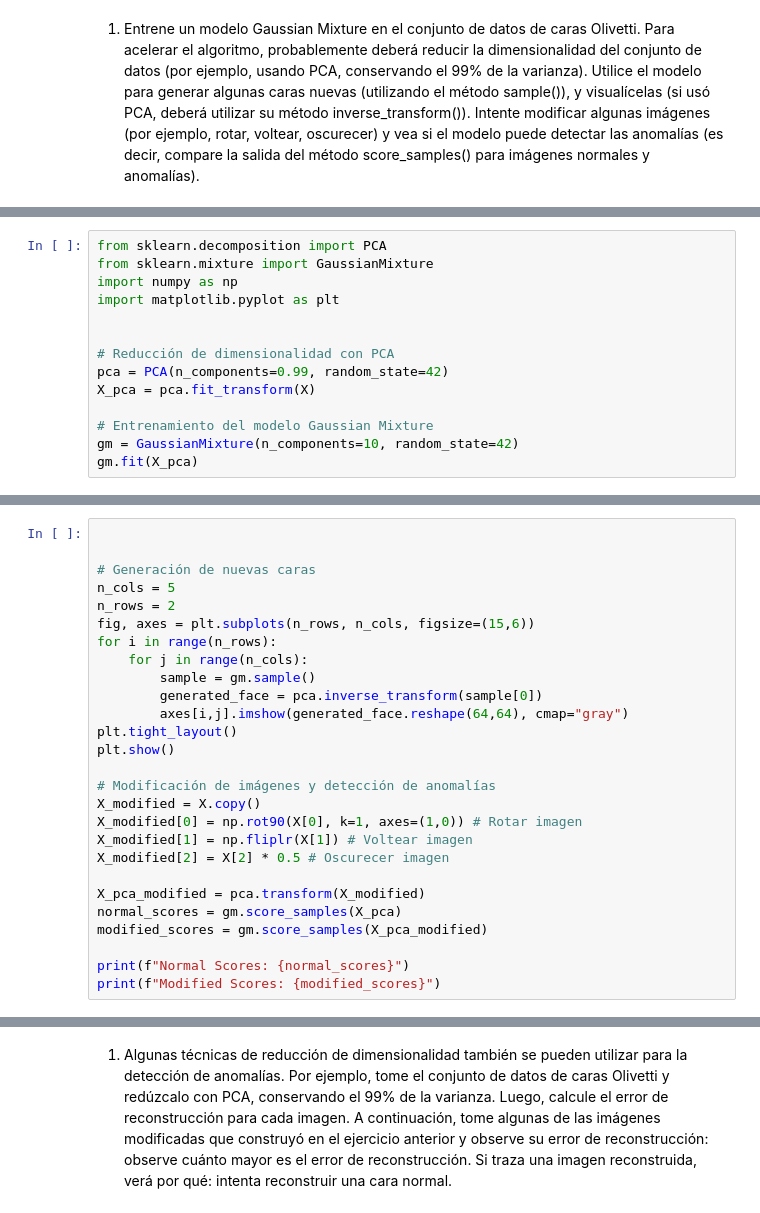
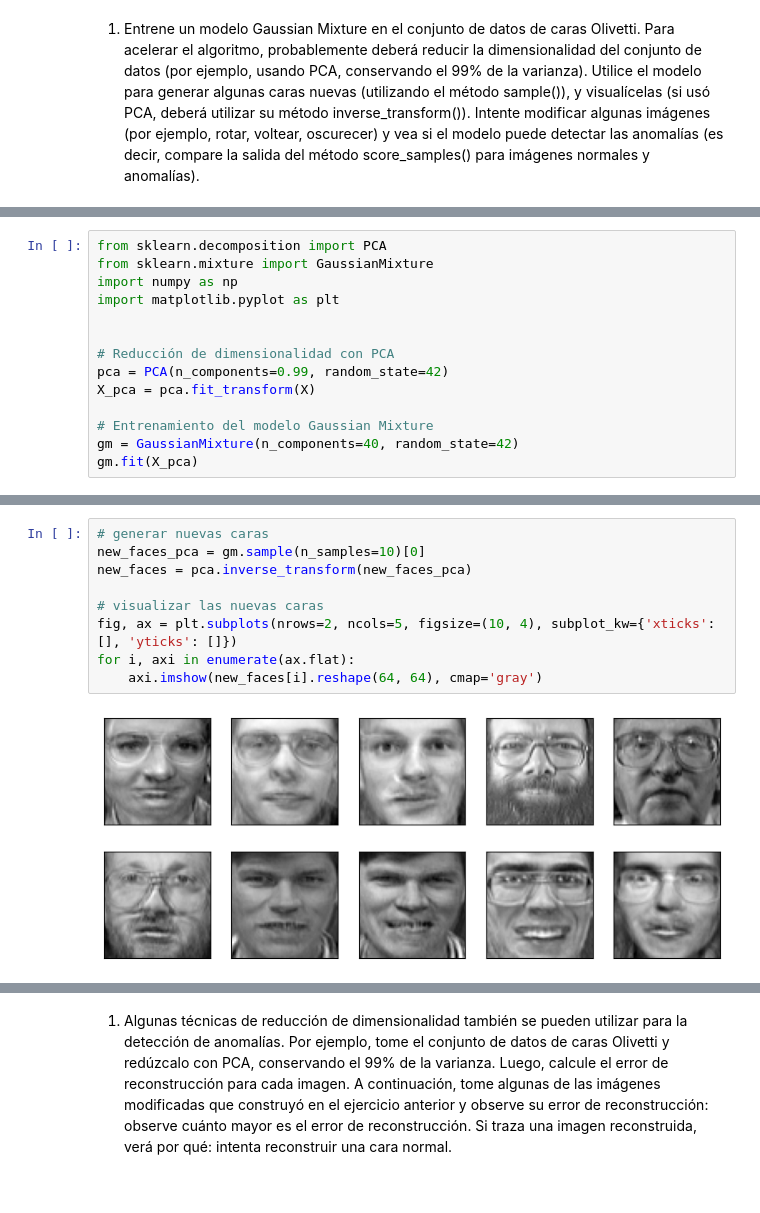
Before and after one commit to fransappia01/Sistemas-Inteligentes, a Jupyter notebook: Clase 8/Practico7.ipynb, the cells around one changed output, grey strips where cells are left out. Saved outputs shown, nothing was run; the diff lists cells and outputs as text.

```diff
--- a/Clase 8/Practico7.ipynb
+++ b/Clase 8/Practico7.ipynb
@@ -155,6 +200,6 @@ pca = PCA(n_components=0.99, random_state=42)
 X_pca = pca.fit_transform(X)
 
 # Entrenamiento del modelo Gaussian Mixture
-gm = GaussianMixture(n_components=10, random_state=42)
+gm = GaussianMixture(n_components=40, random_state=42)
 gm.fit(X_pca)
 # %% [output]
@@ -162,27 +206,0 @@ GaussianMixture(n_components=10, random_state=42)
-# %%
-
-
-# Generación de nuevas caras
-n_cols = 5
-n_rows = 2
-fig, axes = plt.subplots(n_rows, n_cols, figsize=(15,6))
-for i in range(n_rows):
-    for j in range(n_cols):
-        sample = gm.sample()
-        generated_face = pca.inverse_transform(sample[0])
-        axes[i,j].imshow(generated_face.reshape(64,64), cmap="gray")
-plt.tight_layout()
-plt.show()
-
-# Modificación de imágenes y detección de anomalías
-X_modified = X.copy()
-X_modified[0] = np.rot90(X[0], k=1, axes=(1,0)) # Rotar imagen
-X_modified[1] = np.fliplr(X[1]) # Voltear imagen
-X_modified[2] = X[2] * 0.5 # Oscurecer imagen
-
-X_pca_modified = pca.transform(X_modified)
-normal_scores = gm.score_samples(X_pca)
-modified_scores = gm.score_samples(X_pca_modified)
-
-print(f"Normal Scores: {normal_scores}")
-print(f"Modified Scores: {modified_scores}")
@@ -191,0 +207,11 @@ ValueError: Axes must be different.
+# %%
+# generar nuevas caras
+new_faces_pca = gm.sample(n_samples=10)[0]
+new_faces = pca.inverse_transform(new_faces_pca)
+
+# visualizar las nuevas caras
+fig, ax = plt.subplots(nrows=2, ncols=5, figsize=(10, 4), subplot_kw={'xticks': [], 'yticks': []})
+for i, axi in enumerate(ax.flat):
+    axi.imshow(new_faces[i].reshape(64, 64), cmap='gray')
+# %% [output]
+[figure, added]
```
Also changed, not shown: parts of 10 cells of this notebook.
